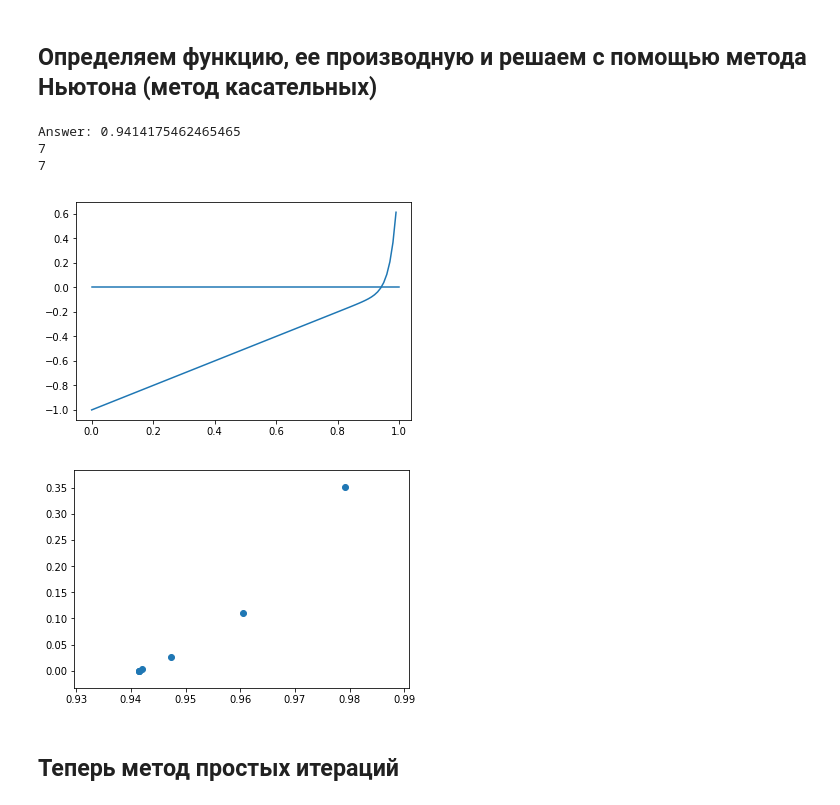
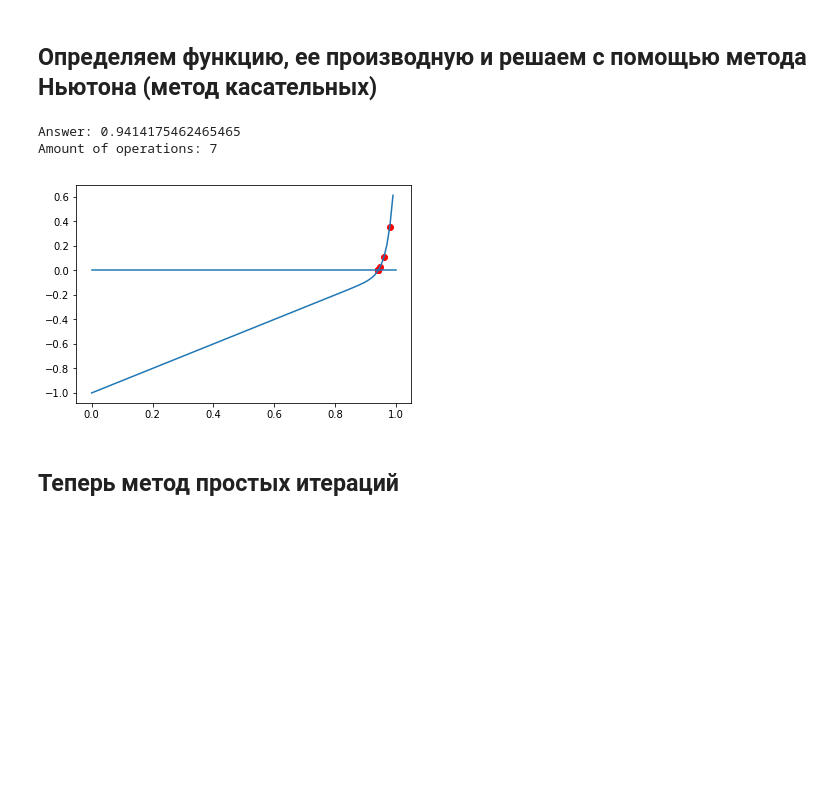
Before and after one commit to YarrDOpanas/uData, a Jupyter notebook: Math Pro/Nonlinear_equations.ipynb, the cells around one changed output. Drawn from its saved outputs; the diff is of its cells as text; code cells hidden in the pictures; blank space fills up the shorter version.

```diff
--- a/Math Pro/Nonlinear_equations.ipynb
+++ b/Math Pro/Nonlinear_equations.ipynb
@@ -36,33 +36,29 @@ def Newton(xo, X, Y):
         i += 1
         if i == 50:
             raise(Exception)
-    return x, X, Y
+    return x, X, Y, i
 try:
     X = np.array([])
     Y = np.array([])
-    x, X, Y = Newton(1, X, Y)
+    x, X, Y, i = Newton(1, X, Y)
     print('Answer: ' + str(x))
-    print(X.size)
-    print(Y.size)
+    print("Amount of operations: " + str(i))
 except(Exception):
     print("This method does not feel for this equation")
 # %% [output]
 Answer: 0.9414175462465465
-7
-7
+Amount of operations: 7
 # %%
 x = np.arange(0, 1, 0.01)
 y = x**(n+40) + x - 1
 plt.plot(x, y)
 ax = plt.gca()
 l = mlines.Line2D([0,1], [0,0])
 ax.add_line(l)
+plt.scatter(X, Y, color = 'red')
 plt.show()
-plt.scatter(X, Y)
-plt.show()
 # %% [output]
-[figure, old version]
+[figure, new version]
-[figure, removed]
 # %% [markdown]
 ## Теперь метод простых итераций
 # %%
```
Also changed, not shown: parts of 5 cells of this notebook, 1 other file.
